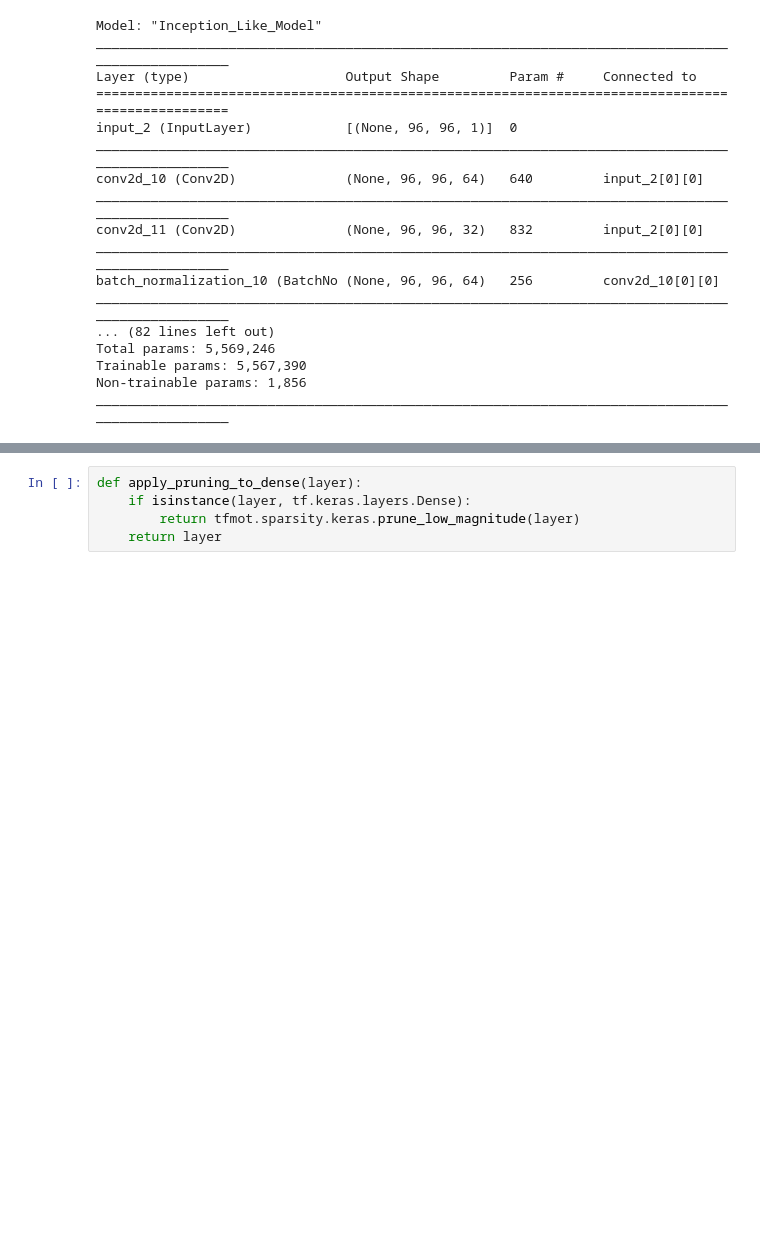
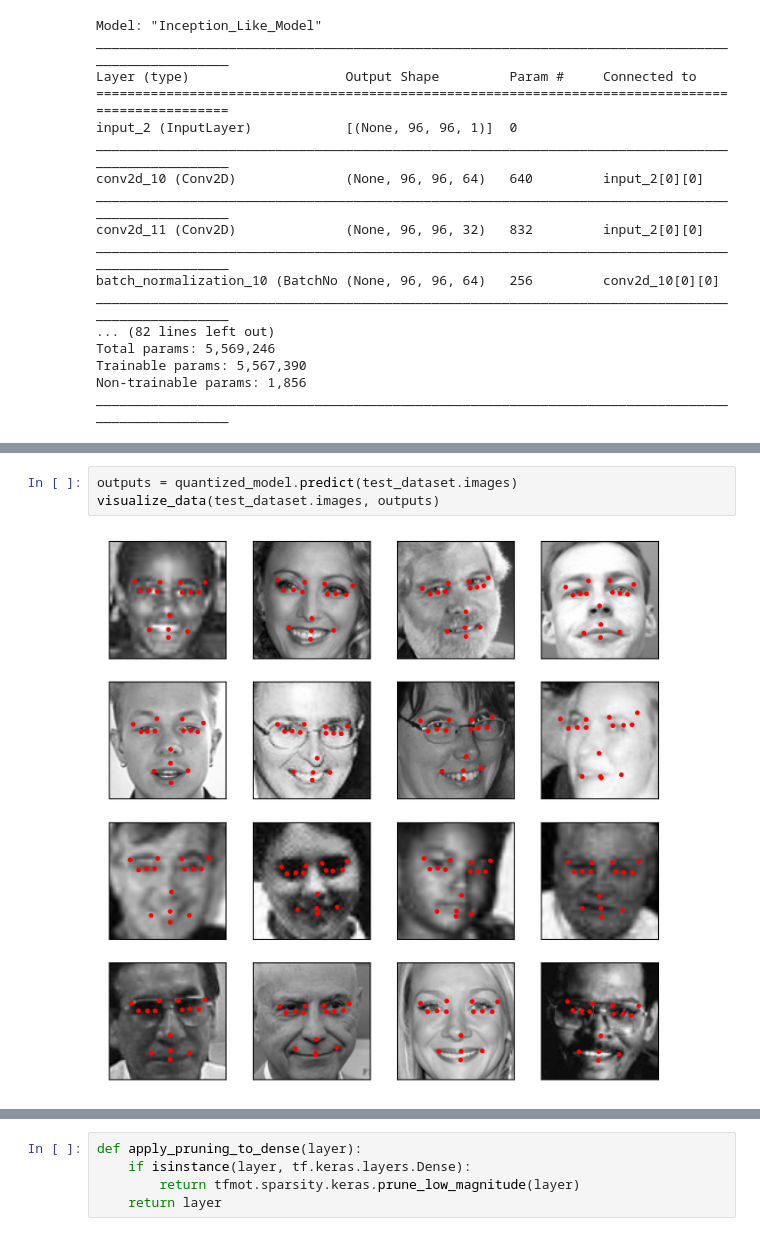
Before and after one commit to soumik12345/Facial-keypoints-detection, a Jupyter notebook: facial_keypoints_Inception.ipynb, the cells around one changed output, grey strips where cells are left out. Cells and saved outputs as stored; diff of their text form; blank space fills up the shorter version.

```diff
--- a/facial_keypoints_Inception.ipynb
+++ b/facial_keypoints_Inception.ipynb
@@ -507,3 +516,8 @@ Average Time: 2.1715972796082497
+# %%
+outputs = quantized_model.predict(test_dataset.images)
+visualize_data(test_dataset.images, outputs)
+# %% [output]
+[figure, added]
 # %% [markdown]
 ## Pruning
 
```
Also changed, not shown: parts of 17 cells of this notebook.
